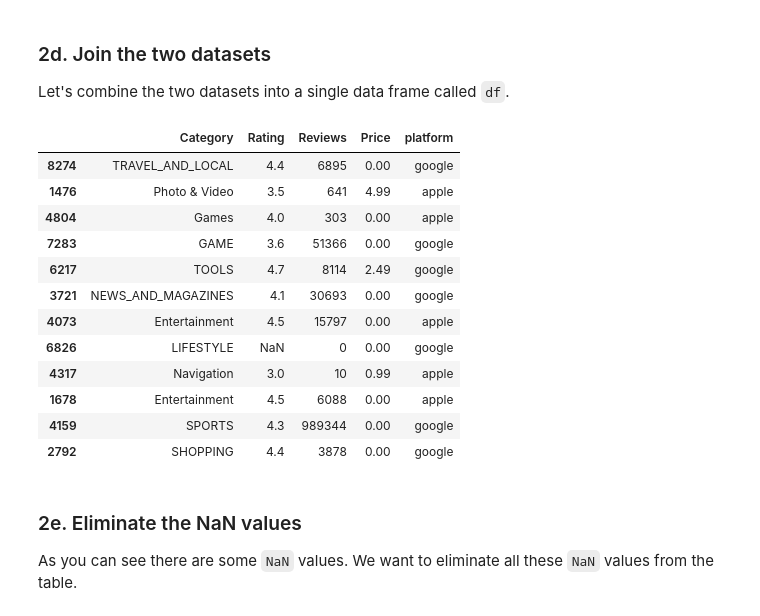
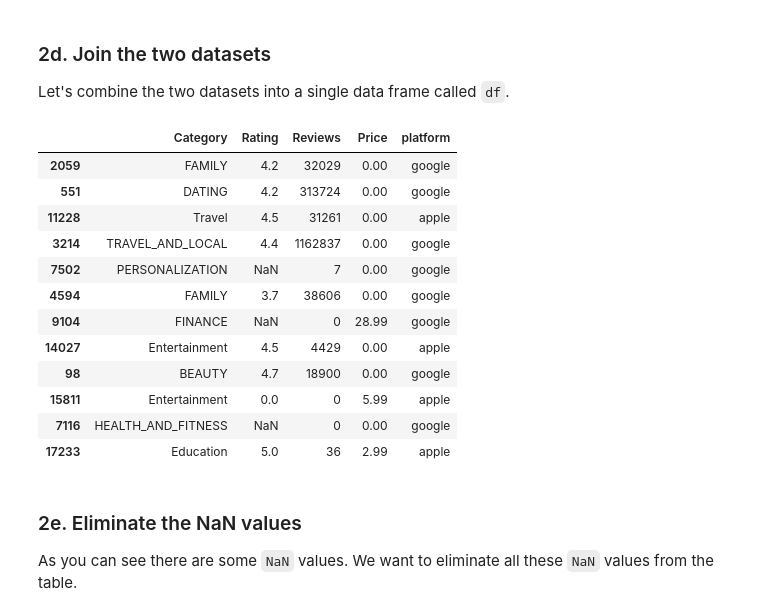
Before and after one commit to sudkpa/SB_DS, a Jupyter notebook: Career_Track/Apps_Case_Study/Springboard Apps project - Tier 3 - Complete.ipynb, the cells around one changed output. Cells and saved outputs as stored; diff of their text form; code cells hidden in the pictures.

```diff
--- a/Career_Track/Apps_Case_Study/Springboard Apps project - Tier 3 - Complete.ipynb
+++ b/Career_Track/Apps_Case_Study/Springboard Apps project - Tier 3 - Complete.ipynb
@@ -292,8 +292,8 @@ old_names = Apple.columns
 new_names = Google.columns
 
 # Use the rename() DataFrame method to change the columns names.
-Apple.columns = new_names
-#Apple.rename(columns=dict(zip(old_names, new_names)))
+#Apple.columns = new_names
+Apple = Apple.rename(columns=dict(zip(old_names, new_names)))
 # %%
 Apple.dtypes
 # %% [output]
@@ -308,24 +308,24 @@ dtype: object
 Let's combine the two datasets into a single data frame called `df`.
 # %%
 # Let's use the append() method to append Apple to Google.
-df = Google.append(Apple)
+df = Google.append(Apple, ignore_index= True)
 
 # Using the sample() method with the number 12 passed to it, check 12 random points of your dataset.
 df.sample(12)
 # %% [output]
 |  | Category | Rating | Reviews | Price | platform |
-| 8274 | TRAVEL_AND_LOCAL | 4.4 | 6895 | 0.00 | google |
-| 1476 | Photo & Video | 3.5 | 641 | 4.99 | apple |
-| 4804 | Games | 4.0 | 303 | 0.00 | apple |
-| 7283 | GAME | 3.6 | 51366 | 0.00 | google |
-| 6217 | TOOLS | 4.7 | 8114 | 2.49 | google |
-| 3721 | NEWS_AND_MAGAZINES | 4.1 | 30693 | 0.00 | google |
-| 4073 | Entertainment | 4.5 | 15797 | 0.00 | apple |
-| 6826 | LIFESTYLE | NaN | 0 | 0.00 | google |
-| 4317 | Navigation | 3.0 | 10 | 0.99 | apple |
-| 1678 | Entertainment | 4.5 | 6088 | 0.00 | apple |
-| 4159 | SPORTS | 4.3 | 989344 | 0.00 | google |
-| 2792 | SHOPPING | 4.4 | 3878 | 0.00 | google |
+| 2059 | FAMILY | 4.2 | 32029 | 0.00 | google |
+| 551 | DATING | 4.2 | 313724 | 0.00 | google |
+| 11228 | Travel | 4.5 | 31261 | 0.00 | apple |
+| 3214 | TRAVEL_AND_LOCAL | 4.4 | 1162837 | 0.00 | google |
+| 7502 | PERSONALIZATION | NaN | 7 | 0.00 | google |
+| 4594 | FAMILY | 3.7 | 38606 | 0.00 | google |
+| 9104 | FINANCE | NaN | 0 | 28.99 | google |
+| 14027 | Entertainment | 4.5 | 4429 | 0.00 | apple |
+| 98 | BEAUTY | 4.7 | 18900 | 0.00 | google |
+| 15811 | Entertainment | 0.0 | 0 | 5.99 | apple |
+| 7116 | HEALTH_AND_FITNESS | NaN | 0 | 0.00 | google |
+| 17233 | Education | 5.0 | 36 | 2.99 | apple |
 # %% [markdown]
 ### 2e. Eliminate the NaN values
 
```
Also changed, not shown: parts of 13 cells of this notebook.
